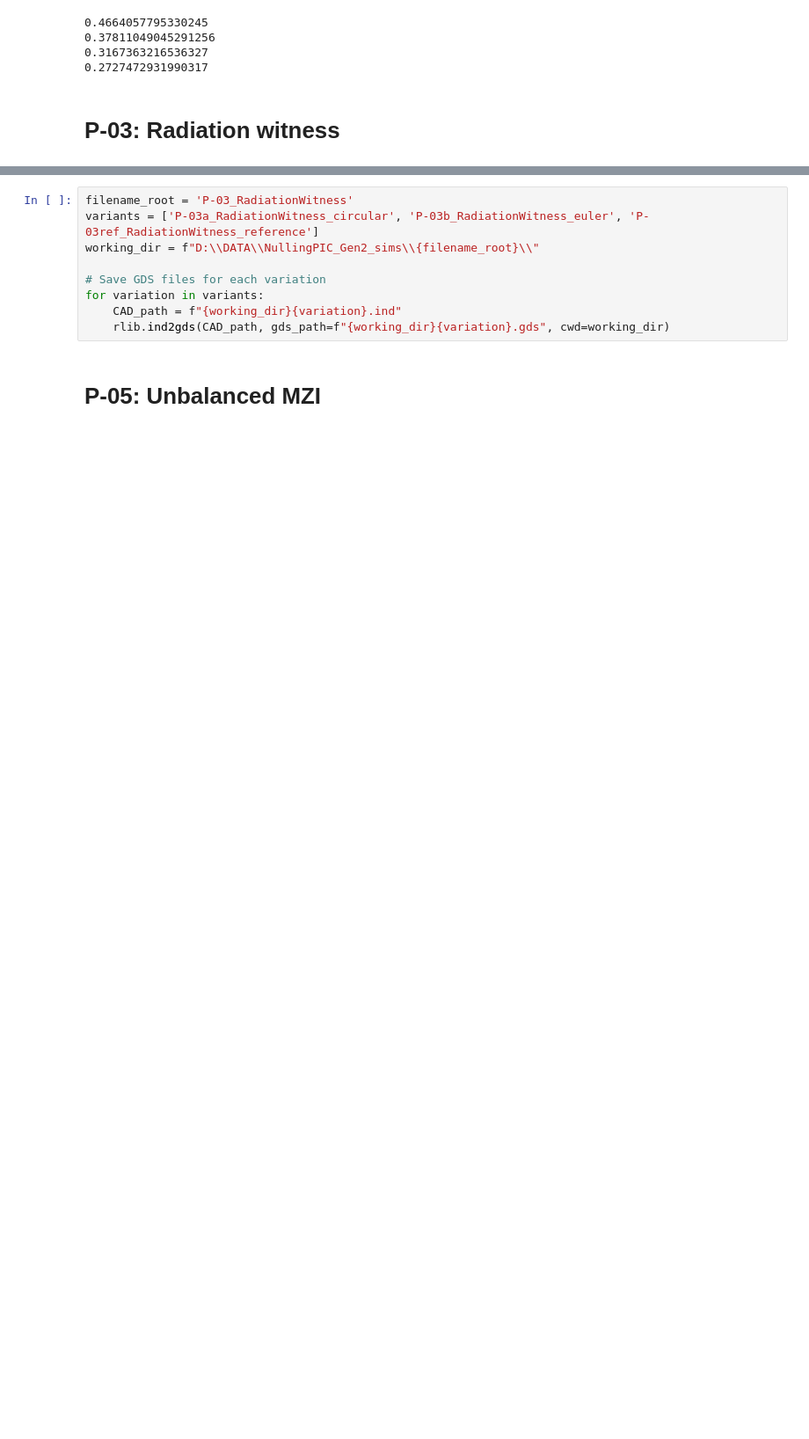
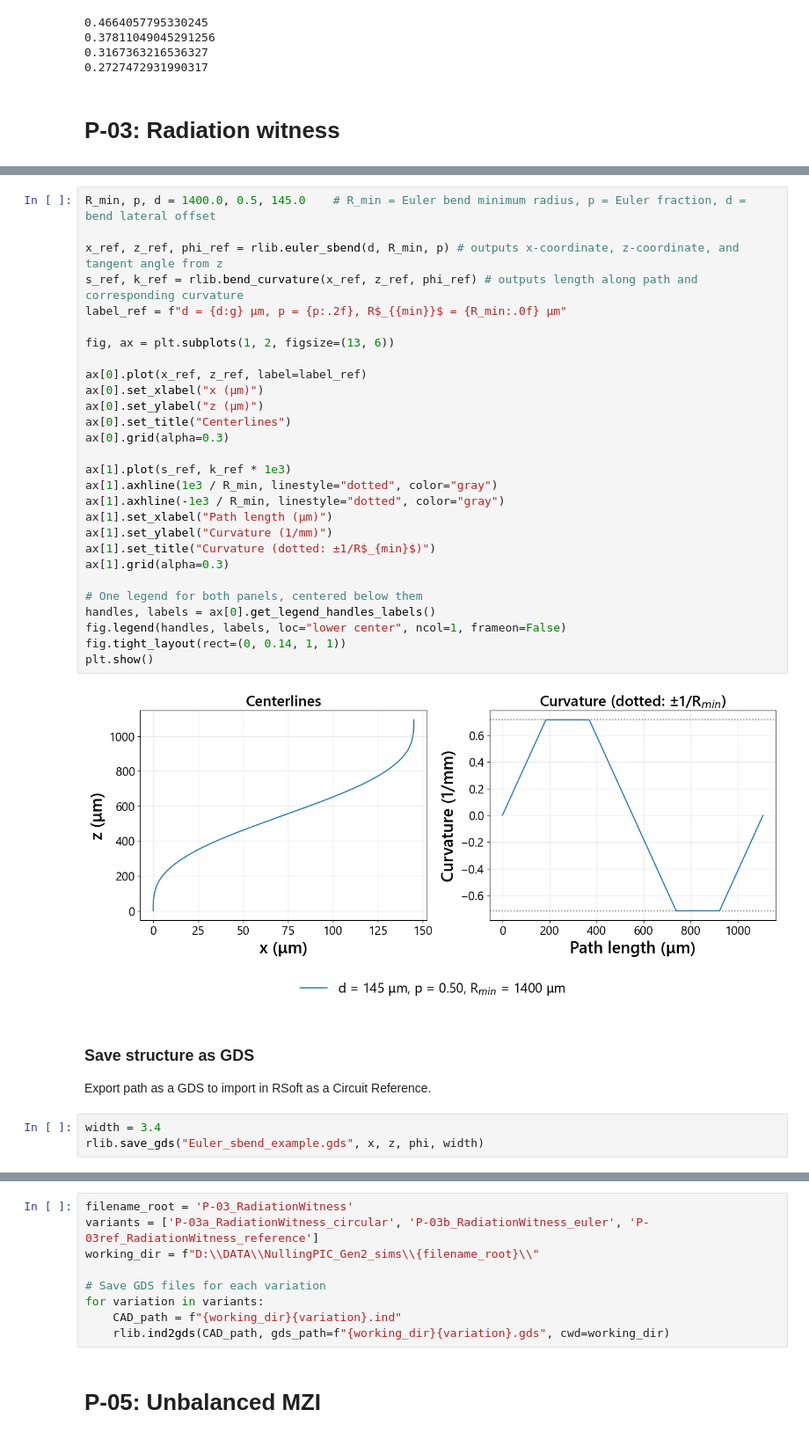
Before and after one commit to apaiasno/ETL_PIC, a Jupyter notebook: simulation/NullingPIC_Gen2_sims/MakeGeometry.ipynb, the cells around one changed output, grey strips where cells are left out. Shown at 88% size. Saved outputs shown, nothing was run; the diff lists cells and outputs as text; blank space fills up the shorter version.

```diff
--- a/simulation/NullingPIC_Gen2_sims/MakeGeometry.ipynb
+++ b/simulation/NullingPIC_Gen2_sims/MakeGeometry.ipynb
@@ -61,0 +66,37 @@ for bendRadius in bendRadius_arr:
+# %%
+R_min, p, d = 1400.0, 0.5, 145.0    # R_min = Euler bend minimum radius, p = Euler fraction, d = bend lateral offset
+
+x_ref, z_ref, phi_ref = rlib.euler_sbend(d, R_min, p) # outputs x-coordinate, z-coordinate, and tangent angle from z
+s_ref, k_ref = rlib.bend_curvature(x_ref, z_ref, phi_ref) # outputs length along path and corresponding curvature
+label_ref = f"d = {d:g} μm, p = {p:.2f}, R$_{{min}}$ = {R_min:.0f} μm"
+
+fig, ax = plt.subplots(1, 2, figsize=(13, 6))
+
+ax[0].plot(x_ref, z_ref, label=label_ref)
+ax[0].set_xlabel("x (μm)")
+ax[0].set_ylabel("z (μm)")
+ax[0].set_title("Centerlines")
+ax[0].grid(alpha=0.3)
+
+ax[1].plot(s_ref, k_ref * 1e3)
+ax[1].axhline(1e3 / R_min, linestyle="dotted", color="gray")
+ax[1].axhline(-1e3 / R_min, linestyle="dotted", color="gray")
+ax[1].set_xlabel("Path length (μm)")
+ax[1].set_ylabel("Curvature (1/mm)")
+ax[1].set_title("Curvature (dotted: ±1/R$_{min}$)")
+ax[1].grid(alpha=0.3)
+
+# One legend for both panels, centered below them
+handles, labels = ax[0].get_legend_handles_labels()
+fig.legend(handles, labels, loc="lower center", ncol=1, frameon=False)
+fig.tight_layout(rect=(0, 0.14, 1, 1))
+plt.show()
+# %% [output]
+[figure, added]
+# %% [markdown]
+### Save structure as GDS
+
+Export path as a GDS to import in RSoft as a Circuit Reference.
+# %%
+width = 3.4
+rlib.save_gds("Euler_sbend_example.gds", x, z, phi, width)
```
Also changed, not shown: parts of 7 cells of this notebook, 2 other files.
